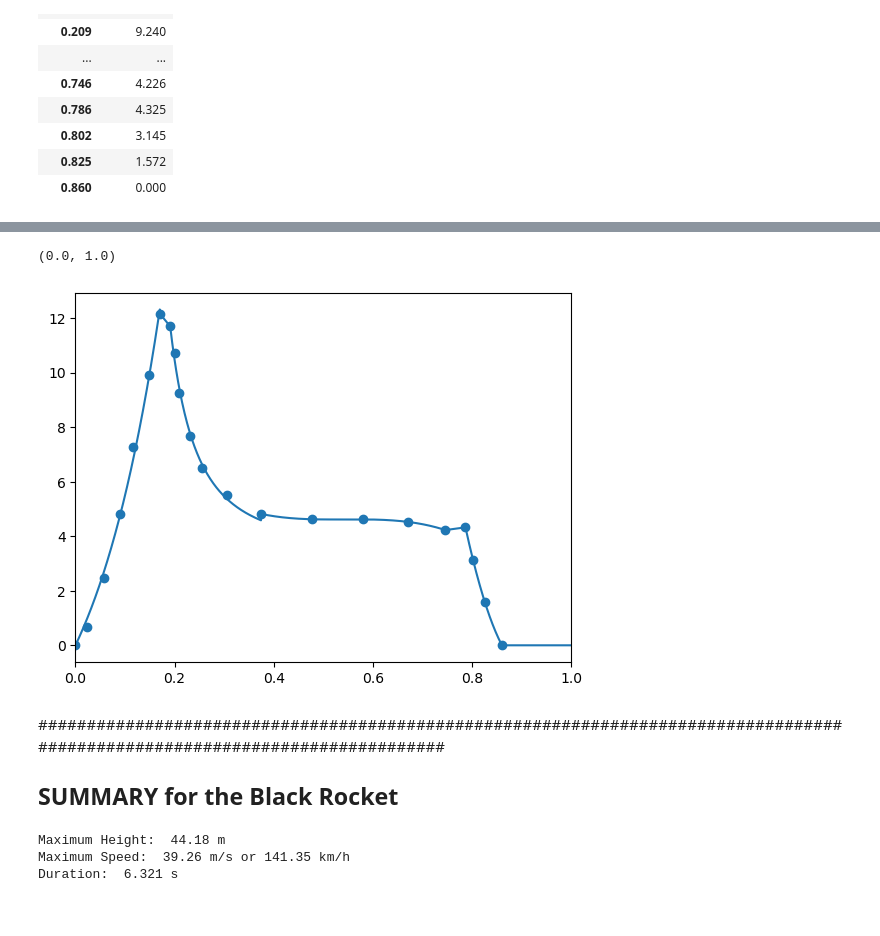
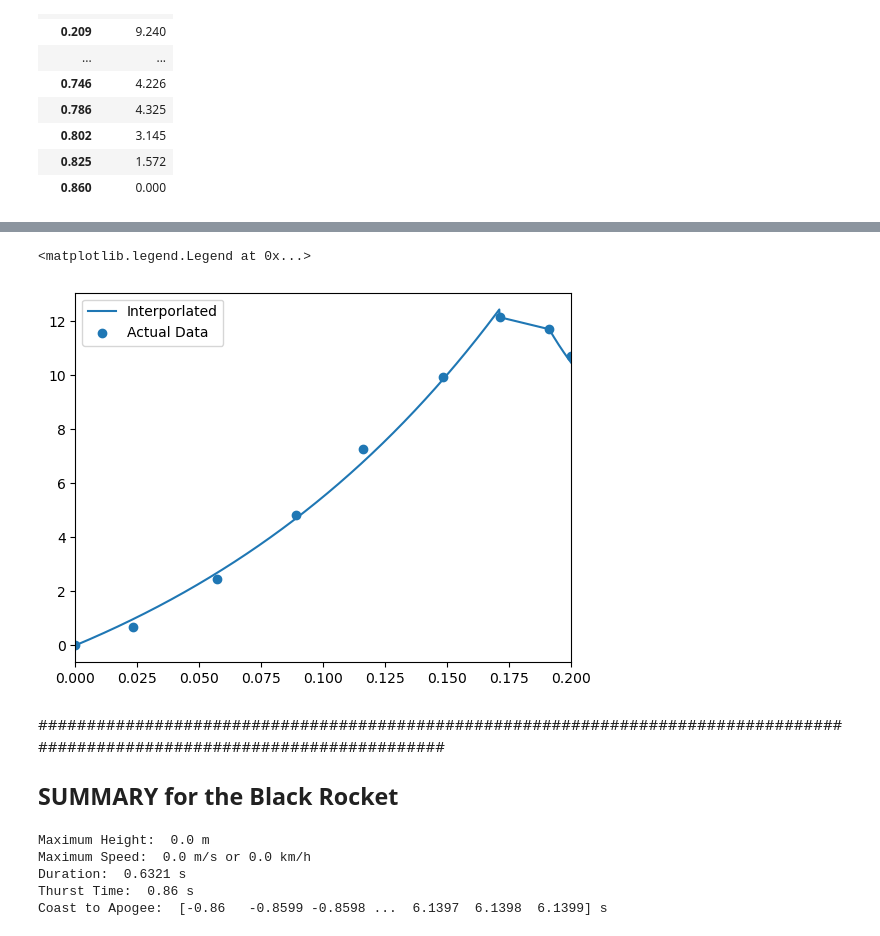
Before and after one commit to BamtolYy/rocket, a Jupyter notebook: simulation/2DRocketSim.ipynb, the cells around one changed output, grey strips where cells are left out. Saved outputs shown, nothing was run; the diff lists cells and outputs as text; code cells hidden in the pictures.

Commit message:
still not sure why the speed is different so significantly

```diff
--- a/simulation/2DRocketSim.ipynb
+++ b/simulation/2DRocketSim.ipynb
@@ -119,7 +124,7 @@ def twoDRocket_ODE(state_vectors, t, g, m, IG, a, alpha, rho, S, Cl):
 # cp            = Center of Pressure location from the nose
 # cg            = Center of Gravity from the nose
 x0    = [0,0,0,0,pi/2,0]
-tstep = 0.001 # s
+tstep = 0.0001 # s
 t     = np.arange(0,7,tstep)
 g     = 9.81 # m/s^2
 m     = 0.124 # kg
@@ -128,7 +133,7 @@ cp    = 0.626 # m
 cg    = 0.452 # m
 a     = abs(cp-cg)
 alpha = 0
-rho   = 1.225 # kg/m^3 at sea level Temporary value. Change it according to the day I launch it.
+rho   = 1.130568 # kg/m^3 for Allen on 7/30/2025 at about 3:53 pm
 S     = 1/4*pi*pow(0.035,2) # m^2
 Cl    = 16.85 * alpha
 # %%
@@ -159,24 +164,25 @@ ThrustData.set_index('Time (s)')
 ## Curve Fit Thrust Curve
 ThrustData = pd.DataFrame(ThrustData).to_numpy()
 fit = []
-curvetime = []
+fit = np.interp(t, ThrustData[:,0],ThrustData[:,1])
 # Type of curve I am going to be fitting for the thrust curve
-def linear(x, a,b):
-    return a*x + b
-for i in range(0,len(ThrustData)-1):
-    timeForCurveFit = np.arange(ThrustData[i,0],ThrustData[i+1,0]+tstep,tstep)
-    constants       = curve_fit(linear, ThrustData[i:i+2,0], ThrustData[i:i+2,1])
-    a = constants[0][0]
-    b = constants[0][1]
-    for j in timeForCurveFit:
-        fit.append(linear(j, a,b))
-        curvetime.append(j)
-fit = np.array(fit)
-curvetime = np.array(curvetime)
+# def linear(x, a,b):
+#     return a*x + b
+# for i in range(0,len(ThrustData)-1):
+#     timeForCurveFit = np.arange(ThrustData[i,0],ThrustData[i+1,0]+tstep,tstep)
+#     constants       = curve_fit(linear, ThrustData[i:i+2,0], ThrustData[i:i+2,1])
+#     a = constants[0][0]
+#     b = constants[0][1]
+#     for j in timeForCurveFit:
+#         fit.append(linear(j, a,b))
+#         curvetime.append(j)
+# fit = np.array(fit)
+# curvetime = np.array(curvetime)
 
 plt.scatter(ThrustData[:,0],ThrustData[:,1])
-plt.plot(curvetime,fit, color ='red')
+plt.plot(t,fit, color ='red')
 plt.title('B6 Motor Thrust Curve by John Coker')
 plt.xlabel('Time (s)')
 plt.ylabel('Thrust (N)')
+plt.xlim([0,1])
 # %% [output]
@@ -355,10 +383,11 @@ for j in t:
 # %%
 plt.plot(t,check)
 plt.scatter(ThrustData[:,0],ThrustData[:,1])
-plt.xlim(0,1)
+plt.xlim(0,0.2)
+plt.legend(['Interporlated', 'Actual Data'])
 # %% [output]
-(0.0, 1.0)
+<matplotlib.legend.Legend at 0x...>
-[figure, old version]
+[figure, new version]
 # %% [markdown]
 #############################################################################################################################
 ## SUMMARY for the Black Rocket
@@ -366,11 +395,16 @@ plt.xlim(0,1)
 print('Maximum Height: ', round(max(solution[:,1]),2), 'm')
 speed = np.sqrt(pow(solution[:,2],2)+pow(solution[:,3],2))
 print('Maximum Speed: ', round(max(speed),2), 'm/s', 'or',  round(max(speed)/1000*60*60,2), 'km/h')
-np.where(solution[:,1] < 0)[0]
+# np.where(solution[:,1] < 0)[0]
 print('Duration: ', t[6321], 's')
+print('Thurst Time: ', ThrustData[-1,0], 's')
+ApogeeTime = t[np.where(solution[:,1] == max(solution[:,1]))[0]]
+print('Coast to Apogee: ', ApogeeTime-ThrustData[-1,0], 's')
 # %% [output]
-Maximum Height:  44.18 m
-Maximum Speed:  39.26 m/s or 141.35 km/h
-Duration:  6.321 s
+Maximum Height:  0.0 m
+Maximum Speed:  0.0 m/s or 0.0 km/h
+Duration:  0.6321 s
+Thurst Time:  0.86 s
+Coast to Apogee:  [-0.86   -0.8599 -0.8598 ...  6.1397  6.1398  6.1399] s
 # %%
 # np.where(solution[:,1] < 0)[0]
```
Also changed, not shown: parts of 9 cells of this notebook.
